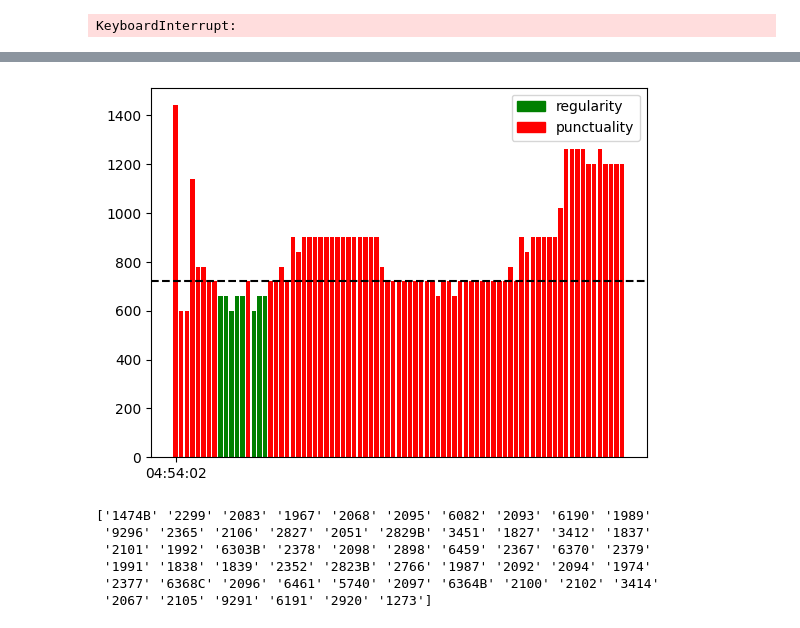
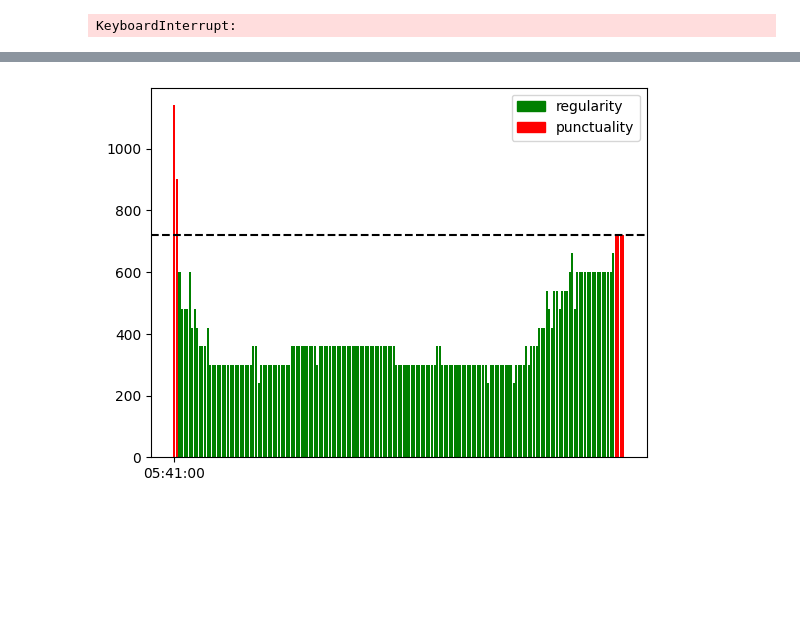
Before and after one commit to Lorenc1o/DataMining_HackMyRide, a Jupyter notebook: schedule/schedules.ipynb, the cells around one changed output, grey strips where cells are left out. Cells and saved outputs as stored; diff of their text form; code cells hidden in the pictures; blank space fills up the shorter version.

```diff
--- a/schedule/schedules.ipynb
+++ b/schedule/schedules.ipynb
@@ -344,5 +100,5 @@ def show_headways(stop_id, timetable, direction_id=1):
 # %%
-tt = process_line('54', feed3s, ['20210906'])
+tt = process_line('65', feed3s, ['20210906'])
 print(tt)
 # get some stop_id from the timetable
 stop_id = tt.stop_id.unique()[0]
@@ -384,14 +140,4 @@ See the caveats in the documentation: https://pandas.pydata.org/pandas-docs/stab
 # %%
-
-show_headways('1838', tt, direction_id=1)
+show_headways('2596', tt, direction_id=1) # 2296, 6444
 # %% [output]
-[figure, old version]
+[figure, new version]
-# %%
-print(tt['stop_id'].unique())
-# %% [output]
-['1474B' '2299' '2083' '1967' '2068' '2095' '6082' '2093' '6190' '1989'
- '9296' '2365' '2106' '2827' '2051' '2829B' '3451' '1827' '3412' '1837'
- '2101' '1992' '6303B' '2378' '2098' '2898' '6459' '2367' '6370' '2379'
- '1991' '1838' '1839' '2352' '2823B' '2766' '1987' '2092' '2094' '1974'
- '2377' '6368C' '2096' '6461' '5740' '2097' '6364B' '2100' '2102' '3414'
- '2067' '2105' '9291' '6191' '2920' '1273']
```
Also changed, not shown: parts of 17 cells of this notebook, 1 other file.
